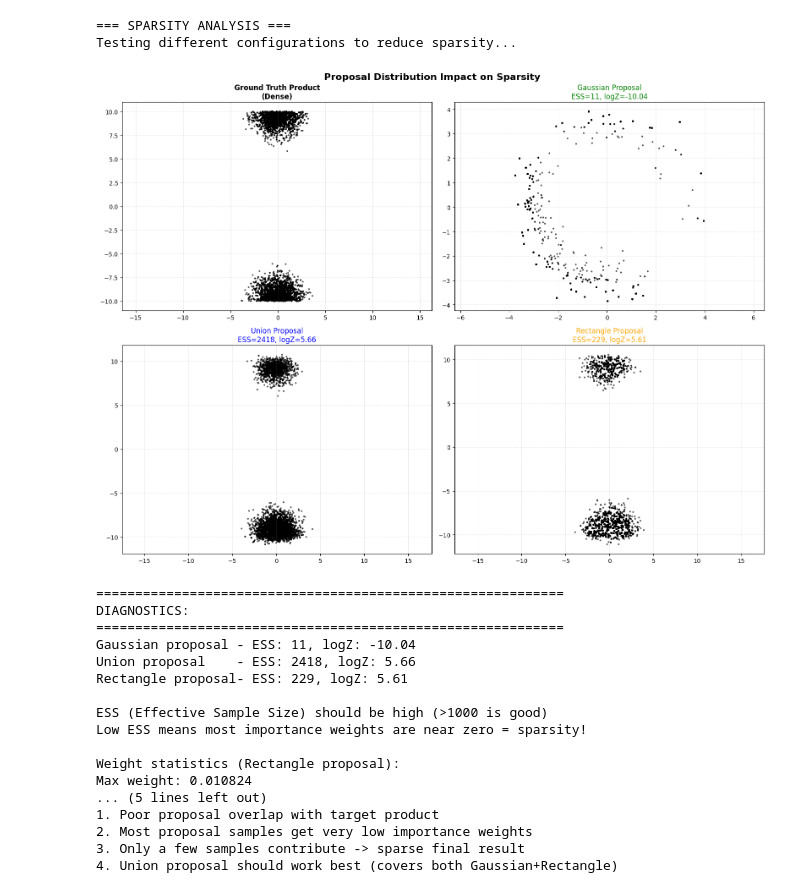
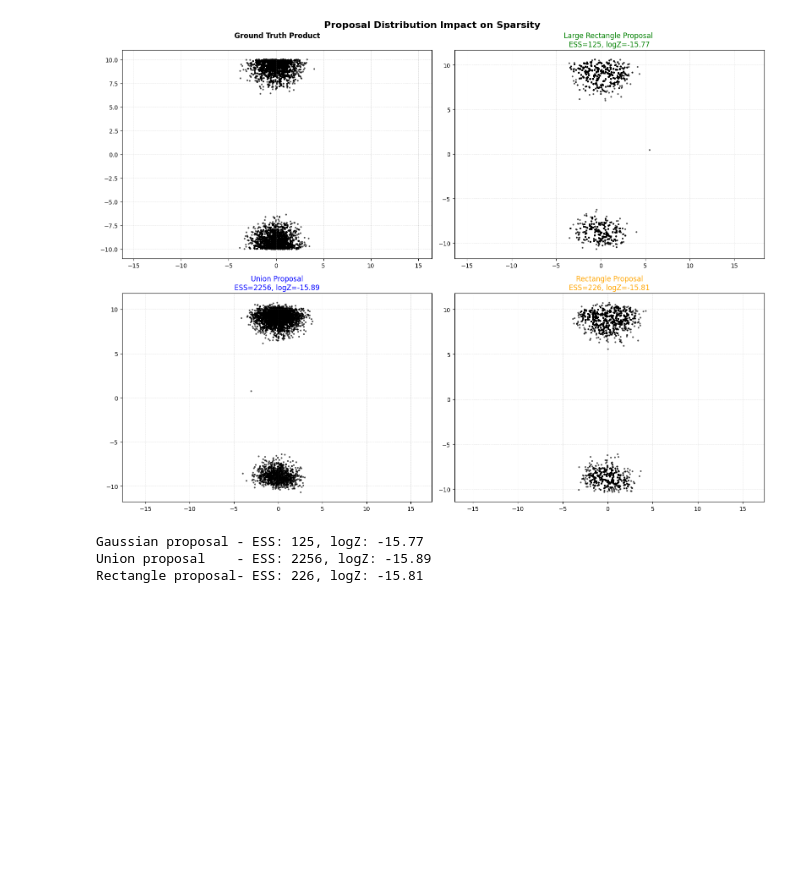
Before and after one commit to Mullerio/Compostional-Generative-Models, a Jupyter notebook: testBasic.ipynb, the cells around one changed output. Cells and saved outputs as stored; diff of their text form; code cells hidden in the pictures; blank space fills up the shorter version.

```diff
--- a/testBasic.ipynb
+++ b/testBasic.ipynb
@@ -106,24 +101,17 @@ plot_samples(sam, contour=False, scatter=True)
 # %%
-# Analyze the sparsity issue in DensityCompSampleNormalized
-print("=== SPARSITY ANALYSIS ===")
+rec3 = Rectangle(device=device, coords= [(-20.0,20.0),(-20,20)])
 
-# Let's test with different proposals and more samples
-print("Testing different configurations to reduce sparsity...")
-
-# 1. Test with Gaussian proposal (might be better coverage)
-gaussian_proposal = gaussian_path.p_init  # This is a Gaussian
 sam_gaussian, Z_gaussian, w_gaussian, ess_gaussian = DensityCompSampleNormalized(
     models=[model1, model2],
-    proposal=gaussian_proposal,
+    proposal=rec3,
     n=11000,
     path=gaussian_path,
-    n_importance=20000,  # More importance samples
+    n_importance=20000,
     device="cuda",
     true_density=True,
     t_final=0.99
 )
 
-# 2. Test with Union proposal (covers both target regions)
 union_proposal = UnionLogSample(densities=[GaussianMix, rec1])
 sam_union, Z_union, w_union, ess_union = DensityCompSampleNormalized(
     models=[model1, model2],
@@ -136,7 +124,6 @@ sam_union, Z_union, w_union, ess_union = DensityCompSampleNormalized(
     t_final=0.99
 )
 
-# 3. Your original rectangle proposal (for comparison)
 sam_rect, Z_rect, w_rect, ess_rect = DensityCompSampleNormalized(
     models=[model1, model2],
     proposal=rec2,
@@ -145,65 +132,39 @@ sam_rect, Z_rect, w_rect, ess_rect = DensityCompSampleNormalized(
     n_importance=20000,  # More importance samples
     device="cuda",
     true_density=True,
     t_final=0.99
 )
 
-# Create comparison
 fig, axes = plt.subplots(2, 2, figsize=(16, 12))
 
-# Ground truth
 plot_samples(prod.sample(11000), ax=axes[0,0], contour=False, scatter=True)
-axes[0,0].set_title("Ground Truth Product\n(Dense)", fontsize=12, fontweight='bold')
+axes[0,0].set_title("Ground Truth Product\n", fontsize=12, fontweight='bold')
 axes[0,0].grid(True, alpha=0.3)
 
-# Gaussian proposal
 plot_samples(sam_gaussian, ax=axes[0,1], contour=False, scatter=True)
-axes[0,1].set_title(f"Gaussian Proposal\nESS={ess_gaussian:.0f}, logZ={Z_gaussian:.2f}", fontsize=12, color='green')
+axes[0,1].set_title(f"Large Rectangle Proposal \nESS={ess_gaussian:.0f}, logZ={Z_gaussian:.2f}", fontsize=12, color='green')
 axes[0,1].grid(True, alpha=0.3)
 
-# Union proposal
 plot_samples(sam_union, ax=axes[1,0], contour=False, scatter=True)
 axes[1,0].set_title(f"Union Proposal\nESS={ess_union:.0f}, logZ={Z_union:.2f}", fontsize=12, color='blue')
 axes[1,0].grid(True, alpha=0.3)
 
-# Rectangle proposal (original)
 plot_samples(sam_rect, ax=axes[1,1], contour=False, scatter=True)
 axes[1,1].set_title(f"Rectangle Proposal\nESS={ess_rect:.0f}, logZ={Z_rect:.2f}", fontsize=12, color='orange')
 axes[1,1].grid(True, alpha=0.3)
 
 plt.suptitle("Proposal Distribution Impact on Sparsity", fontsize=16, fontweight='bold')
 plt.tight_layout()
 plt.show()
 
-print("\n" + "="*60)
-print("DIAGNOSTICS:")
-print("="*60)
 print(f"Gaussian proposal - ESS: {ess_gaussian:.0f}, logZ: {Z_gaussian:.2f}")
 print(f"Union proposal    - ESS: {ess_union:.0f}, logZ: {Z_union:.2f}")
 print(f"Rectangle proposal- ESS: {ess_rect:.0f}, logZ: {Z_rect:.2f}")
-print(f"\nESS (Effective Sample Size) should be high (>1000 is good)")
-print(f"Low ESS means most importance weights are near zero = sparsity!")
 # %% [output]
+[figure, new version]
-=== SPARSITY ANALYSIS ===
-Testing different configurations to reduce sparsity...
+Gaussian proposal - ESS: 125, logZ: -15.77
+Union proposal    - ESS: 2256, logZ: -15.89
+Rectangle proposal- ESS: 226, logZ: -15.81
-[figure, old version]
-============================================================
-DIAGNOSTICS:
-============================================================
-Gaussian proposal - ESS: 11, logZ: -10.04
-Union proposal    - ESS: 2418, logZ: 5.66
-Rectangle proposal- ESS: 229, logZ: 5.61
-
-ESS (Effective Sample Size) should be high (>1000 is good)
-Low ESS means most importance weights are near zero = sparsity!
-
-Weight statistics (Rectangle proposal):
-Max weight: 0.010824
-... (5 lines left out)
-1. Poor proposal overlap with target product
-2. Most proposal samples get very low importance weights
-3. Only a few samples contribute -> sparse final result
-4. Union proposal should work best (covers both Gaussian+Rectangle)
 # %%
 models = [model1,model2]
 
```
Also changed, not shown: parts of 15 cells of this notebook.
